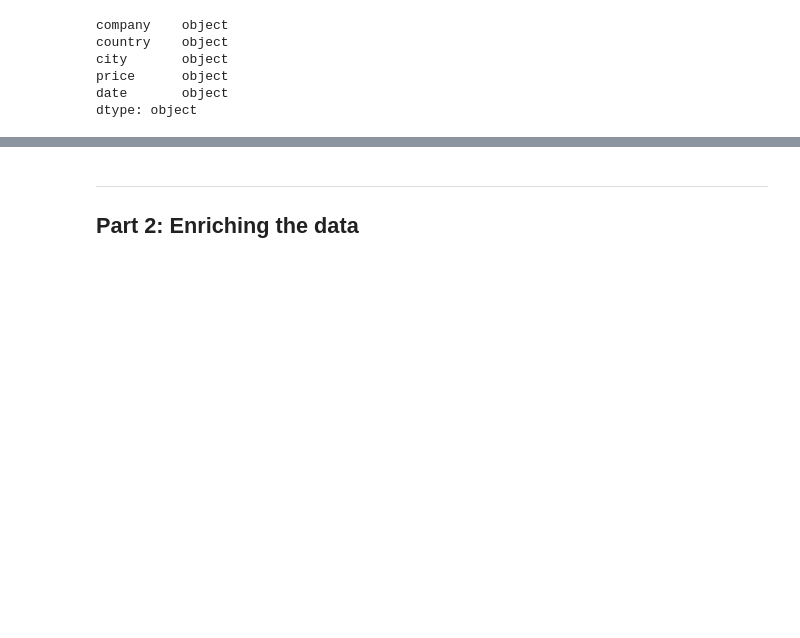
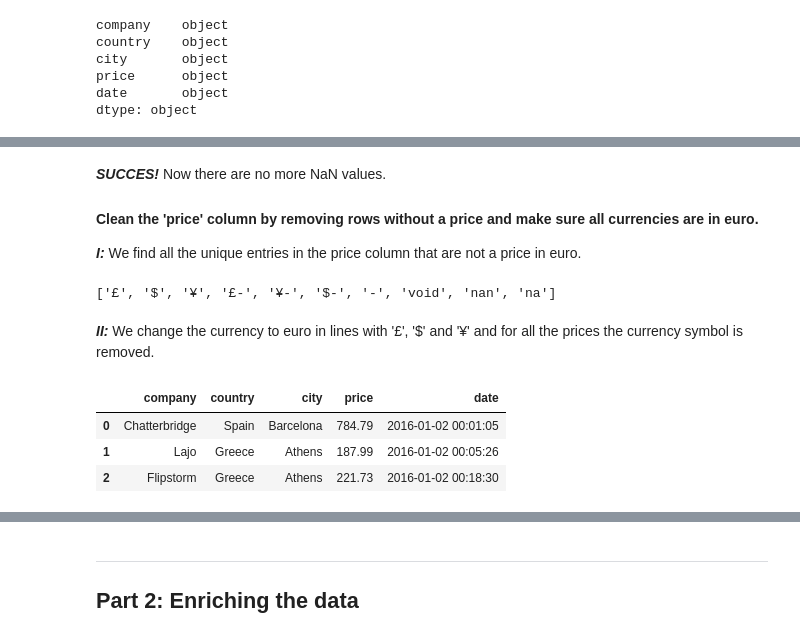
Before and after one commit to vincentvendius/Computational-tools-project-1, a Jupyter notebook: Project1_CustomerDatabase.ipynb, the cells around one changed output, grey strips where cells are left out. Drawn from its saved outputs; the diff is of its cells as text; code cells hidden in the pictures; blank space fills up the shorter version.

```diff
--- a/Project1_CustomerDatabase.ipynb
+++ b/Project1_CustomerDatabase.ipynb
@@ -101,0 +314,54 @@ df.drop(out_of_range, inplace=True)
+# %% [markdown]
+***SUCCES!*** Now there are no more NaN values.
+
+#### Clean the 'price' column by removing rows without a price and make sure all currencies are in euro.
+
+***I:*** We find all the unique entries in the price column that are not a price in euro.
+# %%
+price = df.iloc[:,3].astype(str)
+
+listunique = []
+for i in range(0,len(df)):
+    price = str(df.iloc[i,3])
+    if '€' not in price:
+        regex1 = re.search(r'^(\D+)[-]?\d*[.]*\d*', price)
+        regex2 = re.search(r'[-]?\d*[.]*\d*(\D+)$', price)
+        if regex1 is not None:
+            group1 = regex1.group(1)
+            listunique.append(group1)
+        elif regex2 is not None:
+            group2 = regex2.group(1)
+            listunique.append(group2)
+
+onlylistunique = []
+for elem in listunique:
+    if elem not in onlylistunique:
+        onlylistunique.append(elem)
+print(onlylistunique)
+# %% [output]
+['£', '$', '¥', '£-', '¥-', '$-', '-', 'void', 'nan', 'na']
+# %% [markdown]
+***II:*** We change the currency to euro in lines with '£', '$' and '¥' and for all the prices the currency symbol is removed.
+# %%
+for i in range(0,len(df)):
+    price = str(df.iloc[i,3])
+    if '€' not in price:
+        if '£' in price:
+            pricepound = float(df.iloc[i,3][1:]) * 1.12305
+            df.iloc[i,3] = round(pricepound,2)
+        elif '$' in price:
+            pricedollar = float(df.iloc[i,3][1:]) * 0.912104
+            df.iloc[i,3] = round(pricedollar,2)
+        elif '¥' in price:
+            priceyen = float(df.iloc[i,3][1:]) * 0.00851916
+            df.iloc[i,3] = round(priceyen,2)
+    else:
+        priceeuro = float(df.iloc[i,3][:-1])
+        df.iloc[i,3] = round(priceeuro,2)
+
+df.head(3)
+# %% [output]
+|  | company | country | city | price | date |
+| 0 | Chatterbridge | Spain | Barcelona | 784.79 | 2016-01-02 00:01:05 |
+| 1 | Lajo | Greece | Athens | 187.99 | 2016-01-02 00:05:26 |
+| 2 | Flipstorm | Greece | Athens | 221.73 | 2016-01-02 00:18:30 |
```
Also changed, not shown: parts of 95 cells of this notebook.
